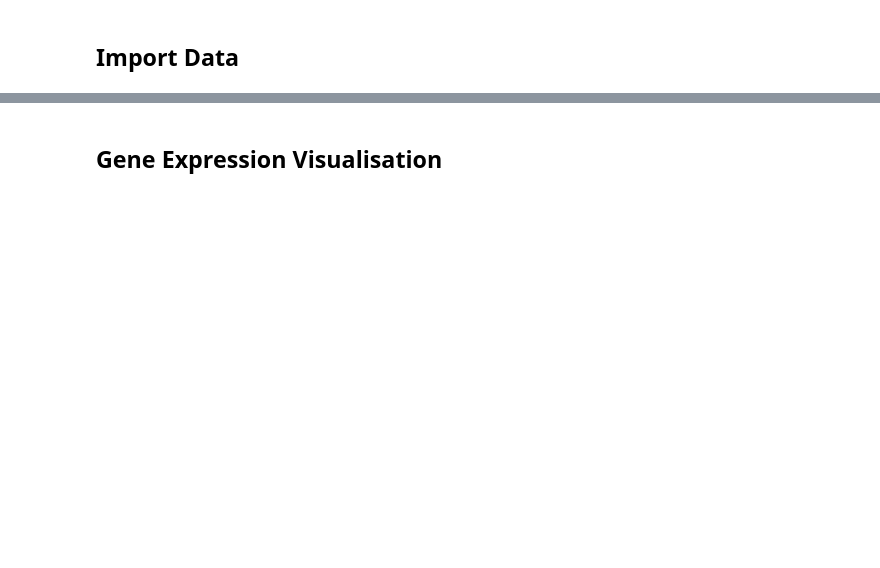
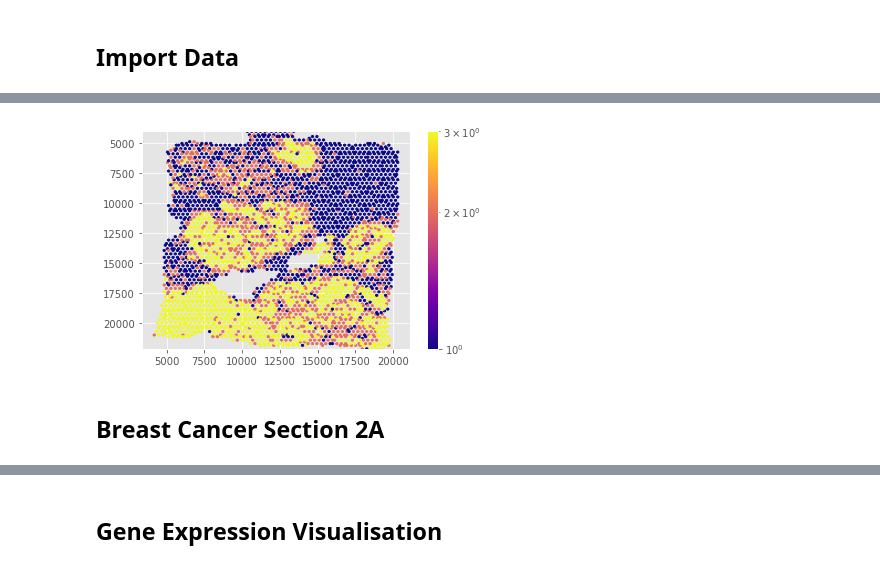
Before and after one commit to BiomedicalMachineLearning/STimage, a Jupyter notebook: Spatial_Transcriptomics/GeneExpression_Pred.ipynb, the cells around one changed output, grey strips where cells are left out. Drawn from its saved outputs; the diff is of its cells as text; code cells hidden in the pictures; blank space fills up the shorter version.

```diff
--- a/Spatial_Transcriptomics/GeneExpression_Pred.ipynb
+++ b/Spatial_Transcriptomics/GeneExpression_Pred.ipynb
@@ -52,0 +237,28 @@ df13.to_csv('Pivot_gene_trial.csv')
+# %%
+import lightgbm as lgb
+from sklearn.preprocessing import LabelEncoder
+from sklearn.model_selection import train_test_split
+from sklearn import preprocessing
+
+X=pd.read_csv('train_X.csv')
+X=X.iloc[:,1:]
+Standard_scaler_x = preprocessing.MinMaxScaler(feature_range =(0, 1)) #StandardScaler()#
+Standard_scaler_x.fit(X)
+Standard_scaler = preprocessing.MinMaxScaler(feature_range =(0, 1)) #StandardScaler()#
+X = Standard_scaler.fit_transform(X)
+
+Y=pd.read_csv('train_Y.csv')
+Y=Y.iloc[:,2:3]
+Standard_scaler_y = preprocessing.MinMaxScaler(feature_range =(0, 1)) #StandardScaler()#
+Standard_scaler_y.fit(Y)
+Standard_scaler = preprocessing.MinMaxScaler(feature_range =(0, 1)) #StandardScaler()#
+Y = Standard_scaler.fit_transform(Y)
+Y = pd.DataFrame(data=Y)
+Y=Y.apply(lambda x: pd.qcut(x, 3,duplicates='drop',labels=False))
+
+
+X_train, X_test, y_train, y_test = train_test_split(X, Y, test_size = 0.15, random_state = 0)
+
+clf = lgb.LGBMClassifier()
+clf.fit(X_train, y_train)
+y_pred=clf.predict(X_test)
@@ -52,0 +312,3 @@ df13.to_csv('Pivot_gene_trial.csv')
+# %%
+pivot_trial_y=pd.read_csv('pivot_trial_y.csv')
+pivot_trial_y.head()
@@ -52,0 +323,14 @@ df13.to_csv('Pivot_gene_trial.csv')
+# %%
+from matplotlib import cm as cm
+x = pivot_trial_y['x']
+y = pivot_trial_y['y']
+c = Y
+plt.hexbin(y,x, C=c, cmap=cm.plasma, gridsize=110,bins='log')
+plt.ylim(max(x), min(x))
+plt.colorbar()
+
+plt.show()
+# %% [output]
+[figure, added]
+# %% [markdown]
+## Breast Cancer Section 2A
```
Also changed, not shown: parts of 94 cells of this notebook.
